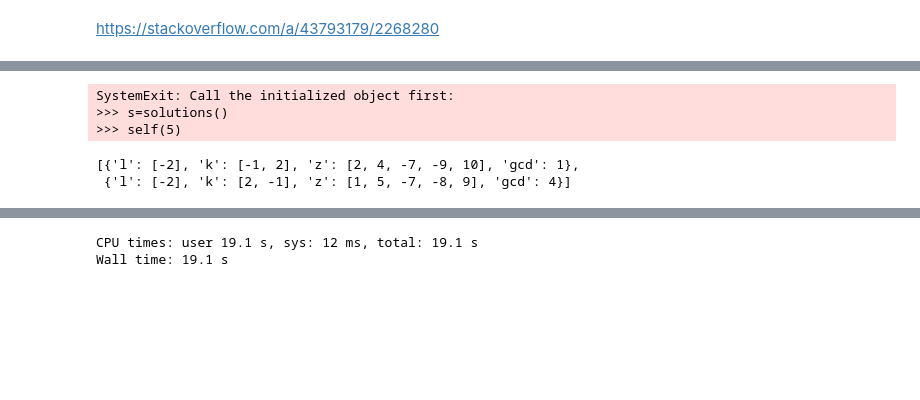
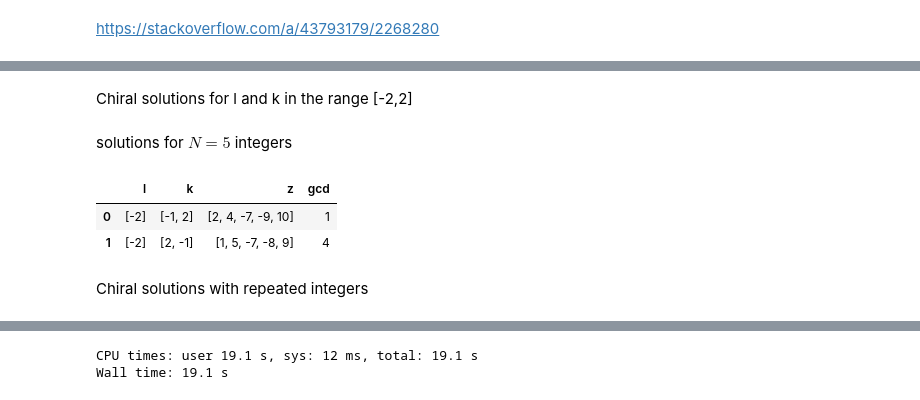
Before and after one commit to LBJ-Wade/anomaly, a Jupyter notebook: anomalysolutions-class.ipynb, the cells around one changed output, grey strips where cells are left out. Cells and saved outputs as stored; diff of their text form; code cells hidden in the pictures; blank space fills up the shorter version.

```diff
--- a/anomalysolutions-class.ipynb
+++ b/anomalysolutions-class.ipynb
@@ -126,18 +120,17 @@ class solutions(object):
                     self.list.append(list(q))
                     solt.append({'l':l,'k':k,'z':list(q),'gcd':gcd})
         return solt
+# %% [markdown]
+Chiral solutions for l and k in the range [-2,2]
 # %%
 s=solutions()
-# %%
-s.chiral()
-# %% [output]
-SystemExit: Call the initialized object first:
->>> s=solutions()
->>> self(5)
-# %%
-s(5)
-# %% [output]
-[{'l': [-2], 'k': [-1, 2], 'z': [2, 4, -7, -9, 10], 'gcd': 1},
- {'l': [-2], 'k': [2, -1], 'z': [1, 5, -7, -8, 9], 'gcd': 4}]
+# %% [markdown]
+solutions for $N=5$ integers
+# %%
+pd.DataFrame(  s(5)  )
+# %% [output]
+|  | l | k | z | gcd |
+| 0 | [-2] | [-1, 2] | [2, 4, -7, -9, 10] | 1 |
+| 1 | [-2] | [2, -1] | [1, 5, -7, -8, 9] | 4 |
 # %%
 class dark(solutions):
@@ -168,5 +165,7 @@ class dark(solutions):
                     self.list.append(list(q))
                     solt.append({'l':l,'k':k,'z':list(q),'gcd':gcd})
         return solt
+# %% [markdown]
+Chiral solutions with repeated integers
 # %%
 s=dark()
```
Also changed, not shown: parts of 123 cells of this notebook.
